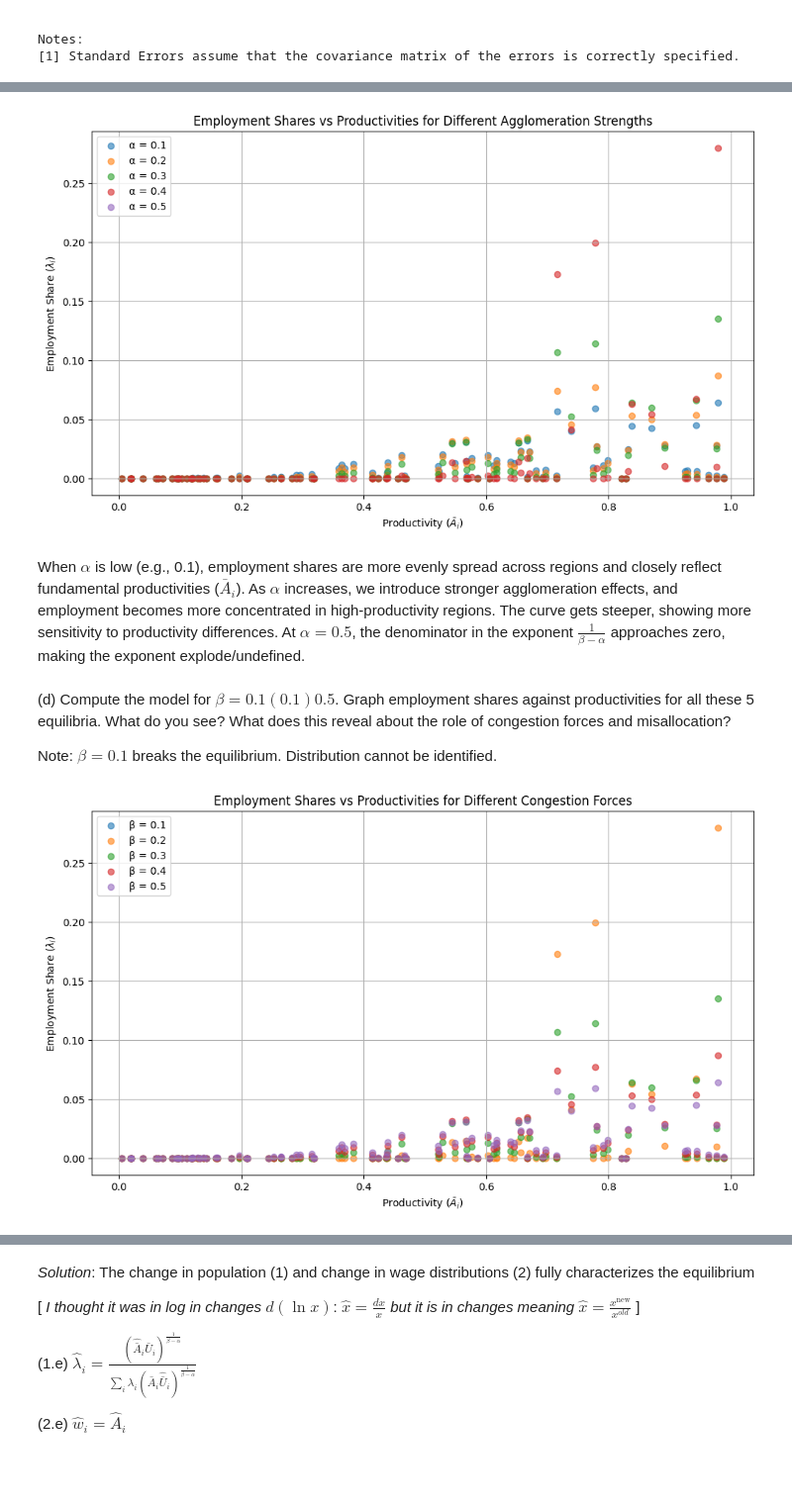
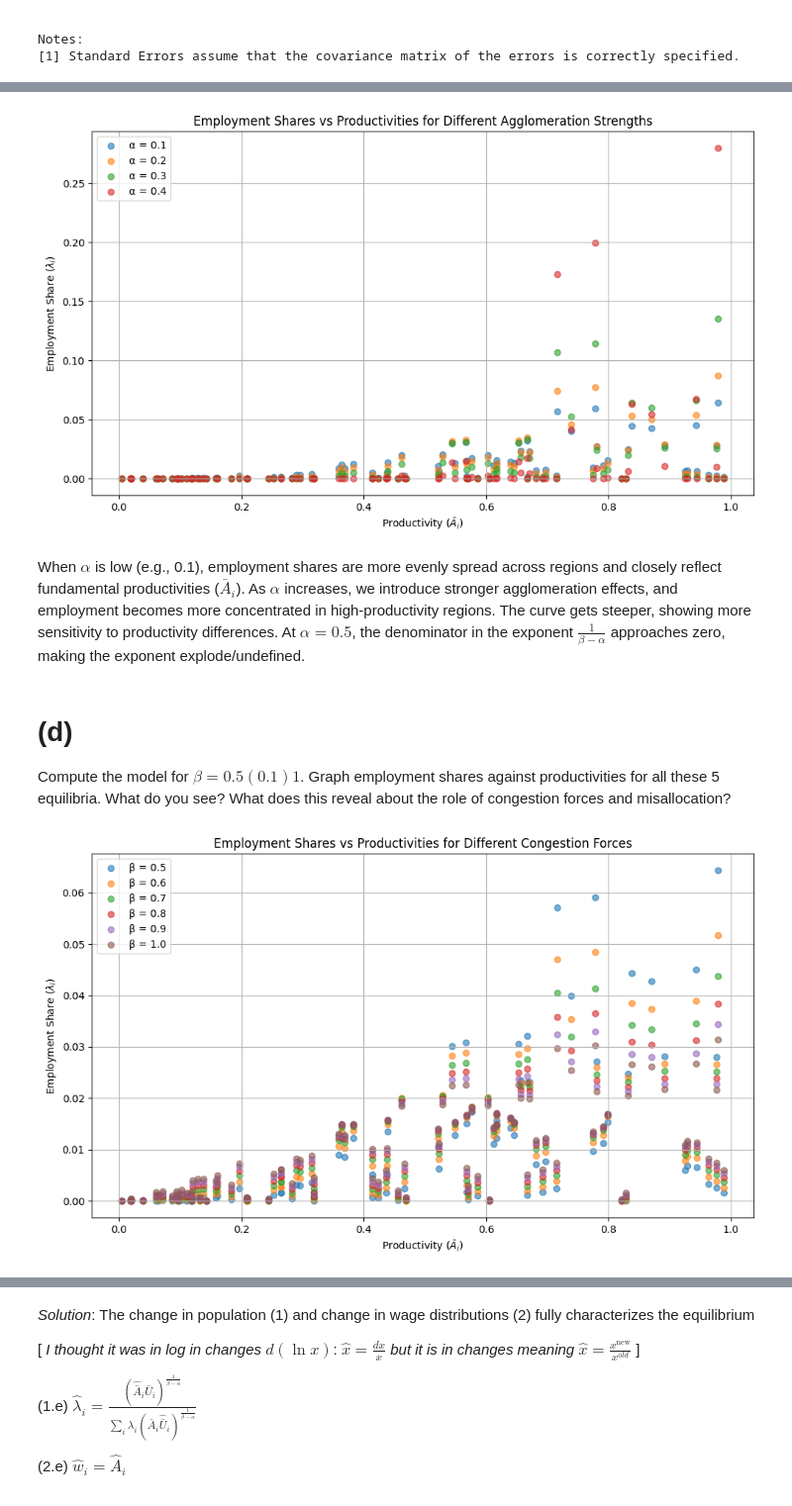
Before and after one commit to beatriceallamand/Econ-248-Spatial-Trade, a Jupyter notebook: PS1.ipynb, the cells around one changed output, grey strips where cells are left out. Shown at 99% size. Drawn from its saved outputs; the diff is of its cells as text; code cells hidden in the pictures; blank space fills up the shorter version.

```diff
--- a/PS1.ipynb
+++ b/PS1.ipynb
@@ -236,7 +210,7 @@ import pandas as pd
 import matplotlib.pyplot as plt
 
 # Parameters
-alphas = np.arange(0.1, 0.6, 0.1)  # α = 0.1, 0.2, ..., 0.5
+alphas = np.arange(0.1, 0.5, 0.1)  # α = 0.1, 0.2, ..., 0.5
 beta = 0.5
 N = 100  # Number of regions
 L_total = 1.0  # Total population
@@ -275,22 +249,21 @@ plt.grid(True)
 plt.tight_layout()
 plt.show()
 # %% [output]
-[figure, old version]
+[figure, new version]
 # %% [markdown]
 When $\alpha$ is low (e.g., 0.1), employment shares are more evenly spread across regions and closely reflect fundamental productivities ($\bar{A}_i$).
 As $\alpha$ increases, we introduce stronger agglomeration effects, and employment becomes more concentrated in high-productivity regions. The curve gets steeper, showing more sensitivity to productivity differences.
 At $\alpha = 0.5$, the denominator in the exponent $\frac{1}{\beta-\alpha}$ approaches zero, making the exponent explode/undefined.
 # %% [markdown]
-(d) Compute the model for $\beta = 0.1(0.1)0.5$. Graph employment shares against productivities for all these 5 equilibria. What do you see? What does this reveal about the role of congestion forces and misallocation?
-
-Note: $\beta=0.1$ breaks the equilibrium. Distribution cannot be identified.
+# (d)
+Compute the model for $\beta = 0.5(0.1)1$. Graph employment shares against productivities for all these 5 equilibria. What do you see? What does this reveal about the role of congestion forces and misallocation?
 # %%
 import numpy as np
 import pandas as pd
 import matplotlib.pyplot as plt
 
 # Parameters
-betas = np.arange(0.1, 0.6, 0.1)  # beta = 0.1, 0.2, ..., 0.5
+betas = np.arange(0.5, 1.05, 0.1)  # beta = 0.5, 0.6, ..., 1.0
 alpha = 0.1
 N = 100  # Number of regions
 L_total = 1.0  # Total population
@@ -302,32 +275,32 @@ U_bar = np.random.uniform(0, 1, N)
 
 # Store results for plotting
 results = {}
 
 for beta in betas:
     try:
         exponent = 1 / (beta - alpha)
         numerator = (A_bar * U_bar) ** exponent
         denominator = np.sum(numerator)
         lambda_i = numerator / denominator
         results[beta] = {
             'A_bar': A_bar,
             'lambda': lambda_i
         }
     except ZeroDivisionError:
         print(f"Skipped β = {beta} due to division by zero.")
 
 # Plot employment shares vs productivities
 plt.figure(figsize=(10, 6))
 for beta in results:
     plt.scatter(results[beta]['A_bar'], results[beta]['lambda'], label=f'β = {beta:.1f}', alpha=0.6)
 
 plt.xlabel('Productivity ($\\bar{A}_i$)')
 plt.ylabel('Employment Share ($\\lambda_i$)')
 plt.title('Employment Shares vs Productivities for Different Congestion Forces')
 plt.legend()
 plt.grid(True)
 plt.tight_layout()
 plt.show()
 # %% [output]
-[figure, old version]
+[figure, new version]
 # %% [markdown]
```
Also changed, not shown: parts of 12 cells of this notebook.
